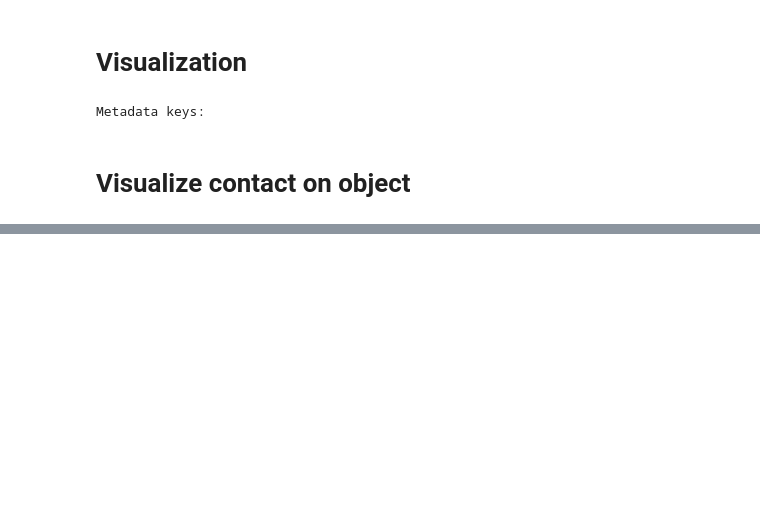
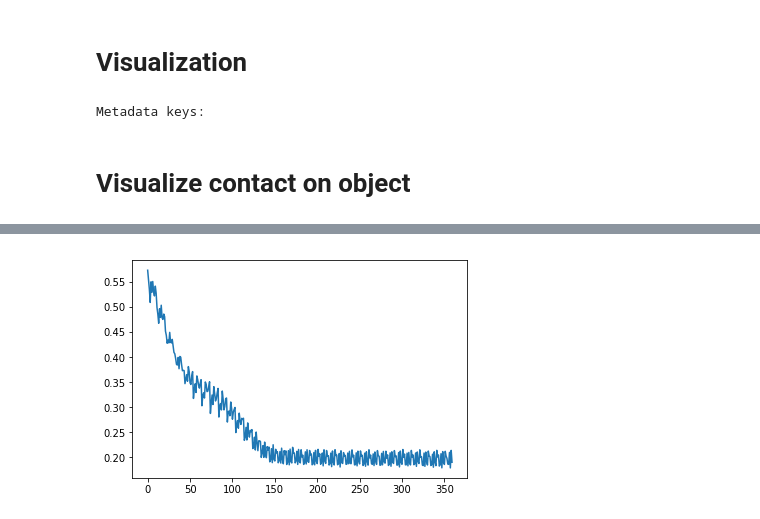
Before and after one commit to mcubelab/mpalm_affordances, a Jupyter notebook: catkin_ws/src/primitives/nb/vae.ipynb, the cells around one changed output, grey strips where cells are left out. Drawn from its saved outputs; the diff is of its cells as text; code cells hidden in the pictures; blank space fills up the shorter version.

```diff
--- a/catkin_ws/src/primitives/nb/vae.ipynb
+++ b/catkin_ws/src/primitives/nb/vae.ipynb
@@ -441,0 +642,6 @@ scene.show(viewer='gl')
+# %%
+plt.figure()
+plt.plot(loss_data['ori_loss'])
+plt.show()
+# %% [output]
+[figure, added]
```
Also changed, not shown: parts of 29 cells of this notebook.
